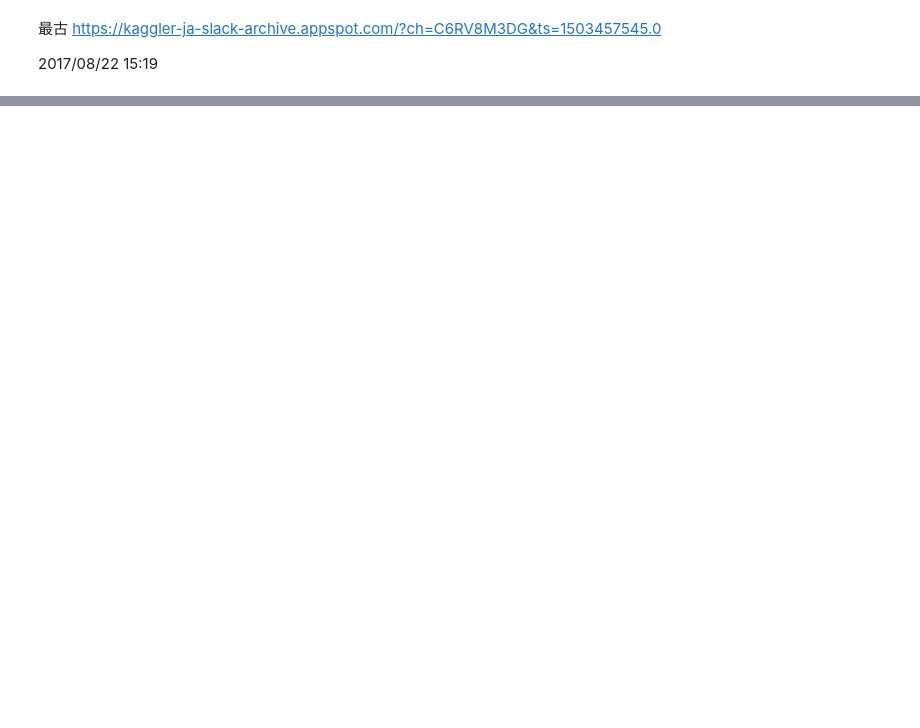
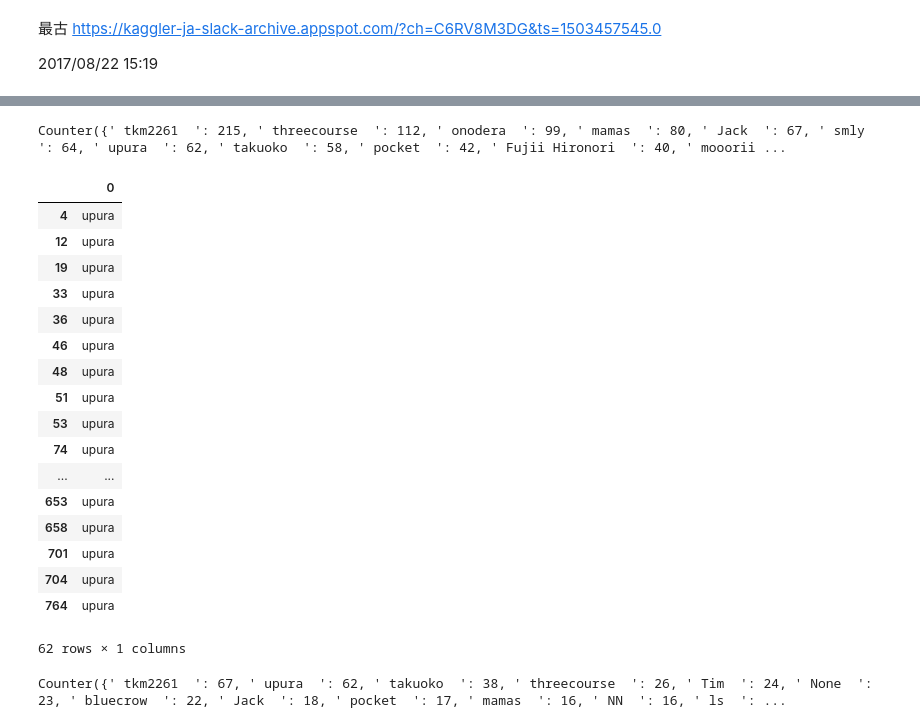
Before and after one commit to upura/upura.hatenablog, a Jupyter notebook: books_sites/kaggler-ja/slack_log.ipynb, the cells around one changed output, grey strips where cells are left out. Saved outputs shown, nothing was run; the diff lists cells and outputs as text; code cells hidden in the pictures; blank space fills up the shorter version.

```diff
--- a/books_sites/kaggler-ja/slack_log.ipynb
+++ b/books_sites/kaggler-ja/slack_log.ipynb
@@ -56,0 +86,27 @@ https://kaggler-ja-slack-archive.appspot.com/?ch=C6RV8M3DG&ts=1503457545.0
+# %%
+print(c)
+# %% [output]
+Counter({' tkm2261  ': 215, ' threecourse  ': 112, ' onodera  ': 99, ' mamas  ': 80, ' Jack  ': 67, ' smly  ': 64, ' upura  ': 62, ' takuoko  ': 58, ' pocket  ': 42, ' Fujii Hironori  ': 40, ' mooorii ...
+# %%
+resultdf = pd.DataFrame(results)
+# %%
+resultdf[resultdf == resultdf.iloc[4, :].values[0]].dropna()
+# %% [output]
+|  | 0 |
+| 4 | upura |
+| 12 | upura |
+| 19 | upura |
+| 33 | upura |
+| 36 | upura |
+| 46 | upura |
+| 48 | upura |
+| 51 | upura |
+| 53 | upura |
+| 74 | upura |
+| ... | ... |
+| 653 | upura |
+| 658 | upura |
+| 701 | upura |
+| 704 | upura |
+| 764 | upura |
+62 rows × 1 columns
@@ -56,0 +117,4 @@ https://kaggler-ja-slack-archive.appspot.com/?ch=C6RV8M3DG&ts=1503457545.0
+# %%
+print(c2)
+# %% [output]
+Counter({' tkm2261  ': 67, ' upura  ': 62, ' takuoko  ': 38, ' threecourse  ': 26, ' Tim  ': 24, ' None  ': 23, ' bluecrow  ': 22, ' Jack  ': 18, ' pocket  ': 17, ' mamas  ': 16, ' NN  ': 16, ' ls  ': ...
```
Also changed, not shown: parts of 10 cells of this notebook.
